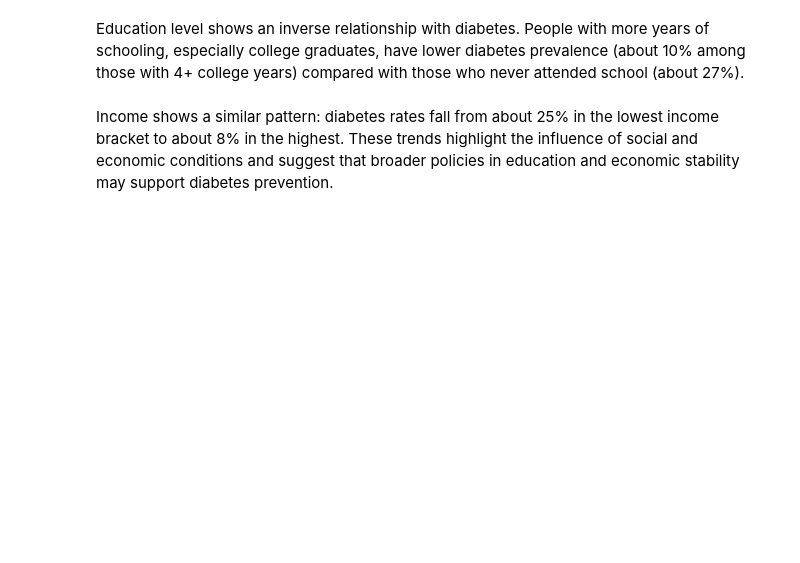
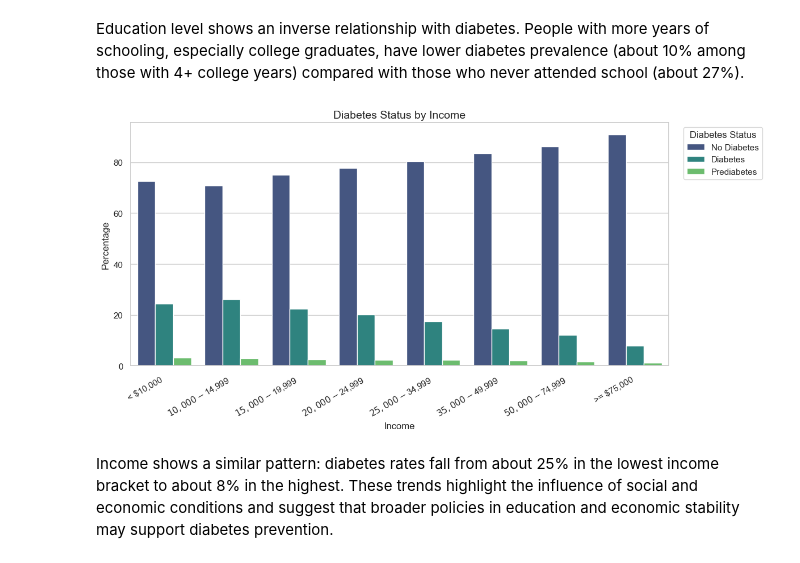
Before and after one commit to aileks/diabetes-brfss-eda, a Jupyter notebook: diabetes_health_indicators_eda.ipynb, the cells around one changed output. Drawn from its saved outputs; the diff is of its cells as text; code cells hidden in the pictures; blank space fills up the shorter version.

```diff
--- a/diabetes_health_indicators_eda.ipynb
+++ b/diabetes_health_indicators_eda.ipynb
@@ -292,30 +315,43 @@ NameError: name 'edu_df' is not defined
 Education level shows an inverse relationship with diabetes. People with more years of schooling, especially college graduates, have lower diabetes prevalence (about 10% among those with 4+ college years) compared with those who never attended school (about 27%).
 # %%
 # Income and Diabetes
-plt.figure(figsize=(12, 8))
+# Standardize x-axis label formatting (even alignment) similar to Education plot.
+plt.figure(figsize=(12, 6))
 income_order = [v for _, v in sorted(income_map.items()) if v not in ['Not Sure', 'No Response']]
+
 income_data = []
-for inc in income_order:
-    if inc in df_clean['Income'].values:
-        for status in df_clean['Diabetes_Status'].unique():
-            subset = df_clean[(df_clean['Income'] == inc)]
-            if len(subset) > 0:
-                pct = (subset['Diabetes_Status'] == status).mean() * 100
+if 'Income' in df_clean.columns and 'Diabetes_Status' in df_clean.columns:
+    for inc in income_order:
+        if inc in df_clean['Income'].values:
+            subset = df_clean[df_clean['Income'] == inc]
+            if subset.empty:
+                continue
+            counts = subset['Diabetes_Status'].value_counts(normalize=True) * 100
+            for status, pct in counts.items():
                 income_data.append({'Income': inc, 'Diabetes_Status': status, 'Percentage': pct})
+else:
+    raise KeyError("Required columns 'Income' or 'Diabetes_Status' not found in df_clean")
 
 income_df = pd.DataFrame(income_data)
 ax = sns.barplot(x='Income', y='Percentage', hue='Diabetes_Status', data=income_df, palette='viridis', order=income_order)
 plt.title('Diabetes Status by Income', fontsize=14)
 plt.ylabel('Percentage')
-plt.xticks(rotation=45, ha='right')
+plt.xlabel('Income')
 
-ax.tick_params(axis='x', which='major', pad=10)
+# Uniform rotation & alignment
+for lbl in ax.get_xticklabels():
+    lbl.set_rotation(30)
+    lbl.set_horizontalalignment('right')
+
+ax.tick_params(axis='x', pad=6)
 handles, labels = ax.get_legend_handles_labels()
 ax.legend(handles=handles, labels=labels, title='Diabetes Status', bbox_to_anchor=(1.02, 1), loc='upper left')
 
-plt.subplots_adjust(bottom=0.30)
+plt.subplots_adjust(bottom=0.25)
 plt.tight_layout()
 plt.show()
+# %% [output]
+[figure, added]
 # %% [markdown]
 Income shows a similar pattern: diabetes rates fall from about 25% in the lowest income bracket to about 8% in the highest. These trends highlight the influence of social and economic conditions and suggest that broader policies in education and economic stability may support diabetes prevention.
 # %%
```
Also changed, not shown: parts of 5 cells of this notebook.
